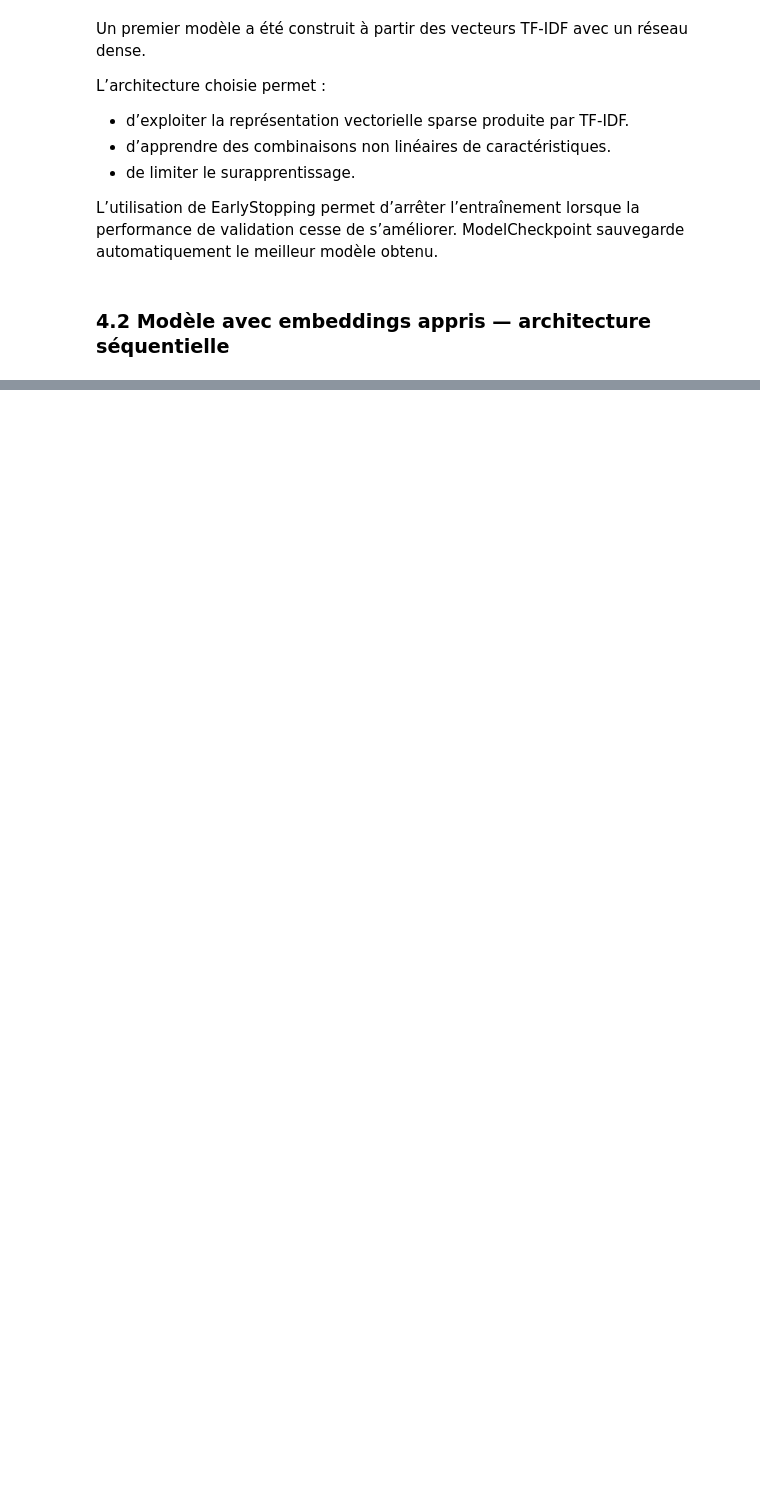
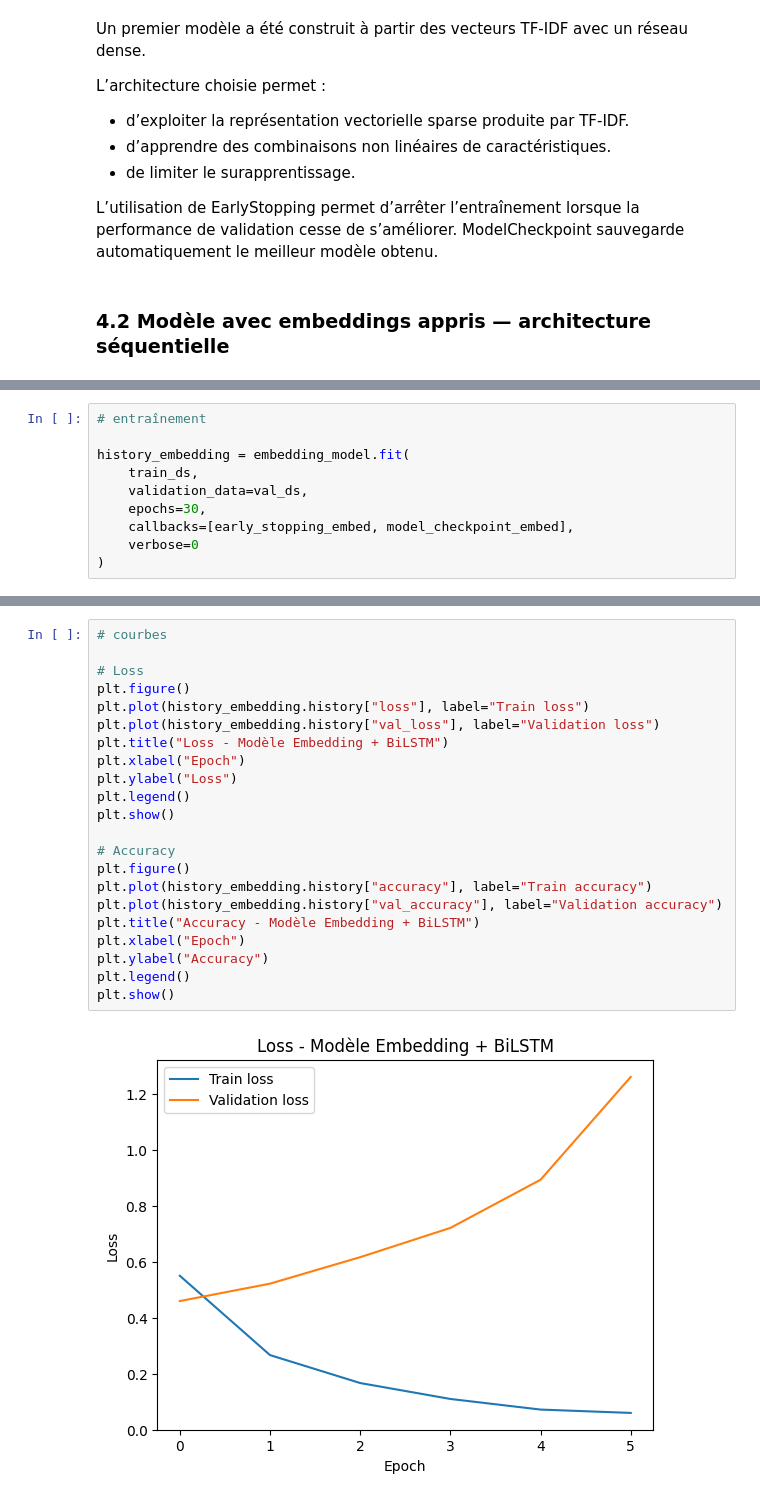
Before and after one commit to MyDen2/ECF4, a Jupyter notebook: notebook/ecf_fake_news.ipynb, the cells around one changed output, grey strips where cells are left out. Saved outputs shown, nothing was run; the diff lists cells and outputs as text; blank space fills up the shorter version.

```diff
--- a/notebook/ecf_fake_news.ipynb
+++ b/notebook/ecf_fake_news.ipynb
@@ -903,0 +1005,10 @@ ModelCheckpoint sauvegarde automatiquement le meilleur modèle obtenu.
+# %%
+# entraînement
+
+history_embedding = embedding_model.fit(
+    train_ds,
+    validation_data=val_ds,
+    epochs=30,
+    callbacks=[early_stopping_embed, model_checkpoint_embed],
+    verbose=0
+)
@@ -903,0 +1026,24 @@ ModelCheckpoint sauvegarde automatiquement le meilleur modèle obtenu.
+# %%
+# courbes
+
+# Loss
+plt.figure()
+plt.plot(history_embedding.history["loss"], label="Train loss")
+plt.plot(history_embedding.history["val_loss"], label="Validation loss")
+plt.title("Loss - Modèle Embedding + BiLSTM")
+plt.xlabel("Epoch")
+plt.ylabel("Loss")
+plt.legend()
+plt.show()
+
+# Accuracy
+plt.figure()
+plt.plot(history_embedding.history["accuracy"], label="Train accuracy")
+plt.plot(history_embedding.history["val_accuracy"], label="Validation accuracy")
+plt.title("Accuracy - Modèle Embedding + BiLSTM")
+plt.xlabel("Epoch")
+plt.ylabel("Accuracy")
+plt.legend()
+plt.show()
+# %% [output]
+[figure, added]
```
Also changed, not shown: parts of 23 cells of this notebook, 2 other files.
